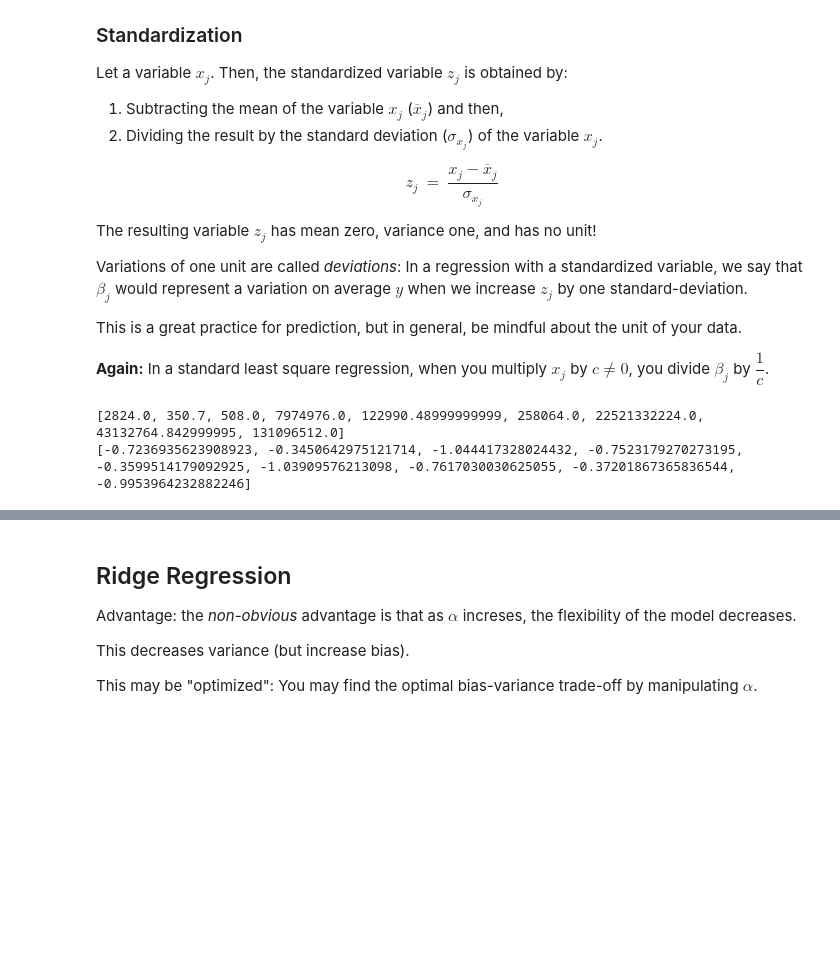
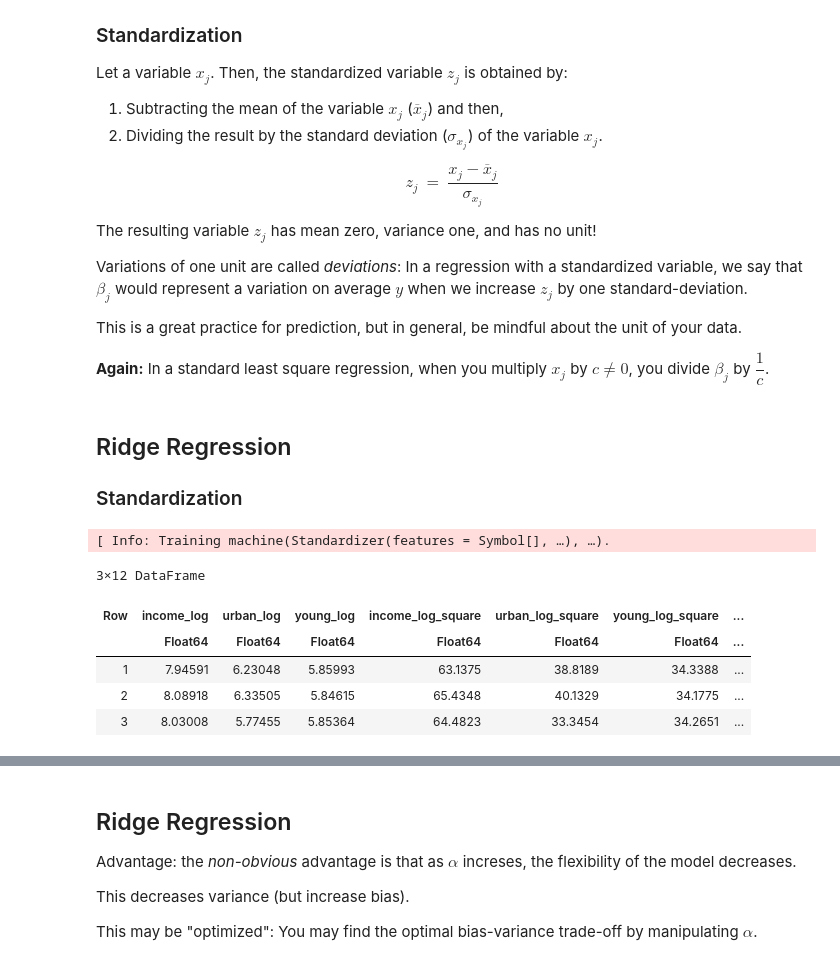
Before and after one commit to umbertomig/POLI175julia, a Jupyter notebook: lectures/jupyternb/lecture11.ipynb, the cells around one changed output, grey strips where cells are left out. Drawn from its saved outputs; the diff is of its cells as text; code cells hidden in the pictures; blank space fills up the shorter version.

```diff
--- a/lectures/jupyternb/lecture11.ipynb
+++ b/lectures/jupyternb/lecture11.ipynb
@@ -67,13 +253,20 @@ Variations of one unit are called *deviations*: In a regression with a standardi
 This is a great practice for prediction, but in general, be mindful about the unit of your data.
 
 **Again:** In a standard least square regression, when you multiply $x_j$ by $c \neq 0$, you divide $\beta_j$ by $\dfrac{1}{c}$.
+# %% [markdown]
+## Ridge Regression
+
+### Standardization
 # %%
 ## Standardizing the X variables
-scaler = StandardScaler()
-X_scaled = scaler.fit_transform(X)
-# First observation:
-print(list(X.iloc[0]))
-print(list(X_scaled[0]))
+scaler = MLJModels.Standardizer();
+educ_X_std = MLJModels.transform(fit!(machine(scaler, educ_X)), educ_X);
+first(educ_X, 3)
 # %% [output]
-[2824.0, 350.7, 508.0, 7974976.0, 122990.48999999999, 258064.0, 22521332224.0, 43132764.842999995, 131096512.0]
-[-0.7236935623908923, -0.3450642975121714, -1.044417328024432, -0.7523179270273195, -0.3599514179092925, -1.03909576213098, -0.7617030030625055, -0.37201867365836544, -0.9953964232882246]
+[ Info: Training machine(Standardizer(features = Symbol[], …), …).
+3×12 DataFrame
+| Row | income_log | urban_log | young_log | income_log_square | urban_log_square | young_log_square | ... |
+|  | Float64 | Float64 | Float64 | Float64 | Float64 | Float64 | ... |
+| 1 | 7.94591 | 6.23048 | 5.85993 | 63.1375 | 38.8189 | 34.3388 | ... |
+| 2 | 8.08918 | 6.33505 | 5.84615 | 65.4348 | 40.1329 | 34.1775 | ... |
+| 3 | 8.03008 | 5.77455 | 5.85364 | 64.4823 | 33.3454 | 34.2651 | ... |
```
Also changed, not shown: parts of 55 cells of this notebook, 1 other file.
